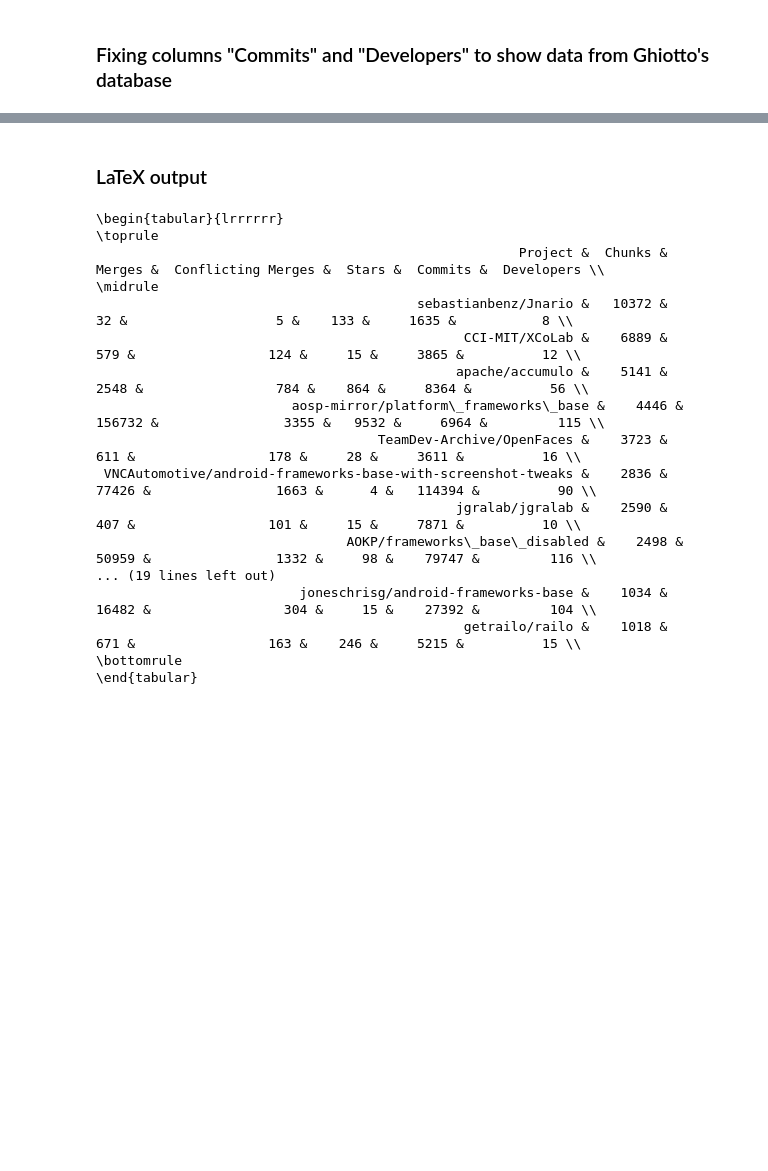
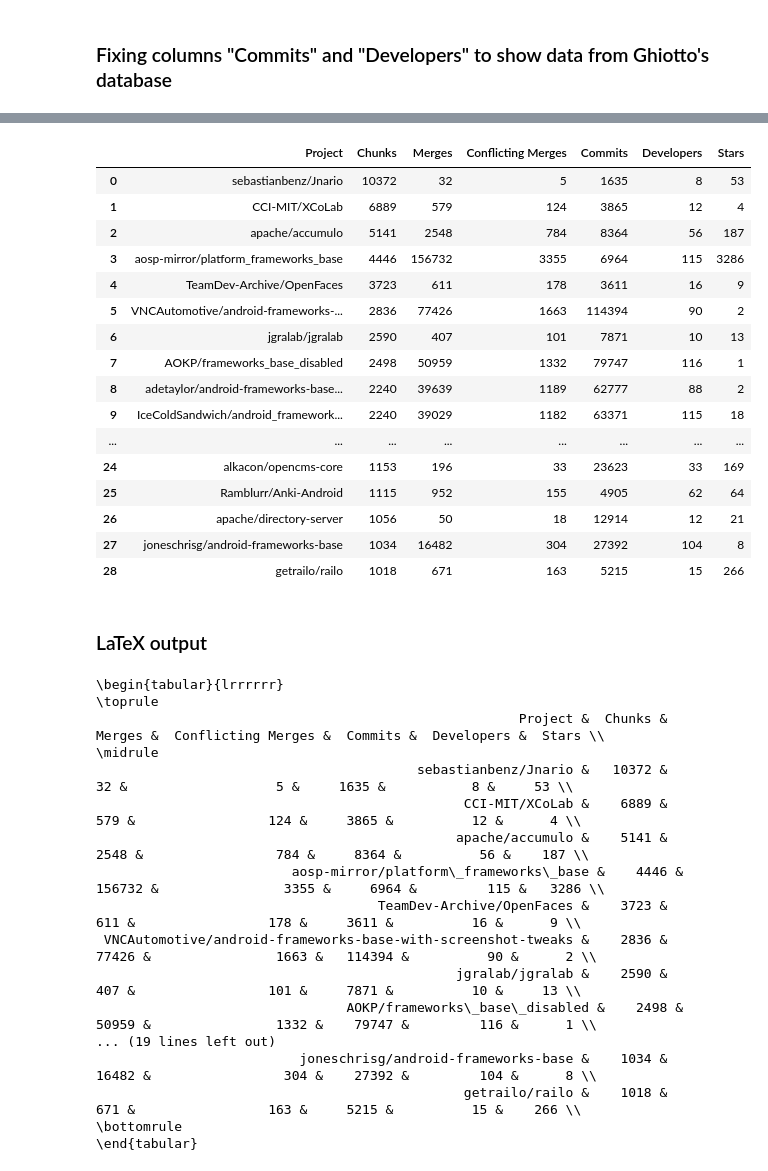
Before and after one commit to gems-uff/mestre, a Jupyter notebook: scripts/paper/tables.ipynb, the cells around one changed output, grey strips where cells are left out. Cells and saved outputs as stored; diff of their text form; code cells hidden in the pictures; blank space fills up the shorter version.

Commit message:
Update column star on notebook paper/tables

```diff
--- a/scripts/paper/tables.ipynb
+++ b/scripts/paper/tables.ipynb
@@ -333,0 +283,3 @@ table_projects
+# %%
+commits_devs_from_BD = statistics_bd_project_selected[["id", "commits", "developers", "stars"]]
+commits_devs_from_BD
@@ -334,3 +304,34 @@ table_projects
+# %%
+table_projects = pd.merge(selected_projects_table,
+                                   commits_devs_from_BD,
+                                   on='id', how='inner')\
+        .drop(columns=['id', 'Branches', 'Developers', 'Commits', 'Stars'])\
+        .rename(columns={"developers": "Developers",
+                         "commits": "Commits",
+                         "stars": "Stars"})
+
+# fixing project with value 0
+table_projects.at[3, 'Commits'] = 6964
+
+table_projects
+# %% [output]
+|  | Project | Chunks | Merges | Conflicting Merges | Commits | Developers | Stars |
+| 0 | sebastianbenz/Jnario | 10372 | 32 | 5 | 1635 | 8 | 53 |
+| 1 | CCI-MIT/XCoLab | 6889 | 579 | 124 | 3865 | 12 | 4 |
+| 2 | apache/accumulo | 5141 | 2548 | 784 | 8364 | 56 | 187 |
+| 3 | aosp-mirror/platform_frameworks_base | 4446 | 156732 | 3355 | 6964 | 115 | 3286 |
+| 4 | TeamDev-Archive/OpenFaces | 3723 | 611 | 178 | 3611 | 16 | 9 |
+| 5 | VNCAutomotive/android-frameworks-... | 2836 | 77426 | 1663 | 114394 | 90 | 2 |
+| 6 | jgralab/jgralab | 2590 | 407 | 101 | 7871 | 10 | 13 |
+| 7 | AOKP/frameworks_base_disabled | 2498 | 50959 | 1332 | 79747 | 116 | 1 |
+| 8 | adetaylor/android-frameworks-base... | 2240 | 39639 | 1189 | 62777 | 88 | 2 |
+| 9 | IceColdSandwich/android_framework... | 2240 | 39029 | 1182 | 63371 | 115 | 18 |
+| ... | ... | ... | ... | ... | ... | ... | ... |
+| 24 | alkacon/opencms-core | 1153 | 196 | 33 | 23623 | 33 | 169 |
+| 25 | Ramblurr/Anki-Android | 1115 | 952 | 155 | 4905 | 62 | 64 |
+| 26 | apache/directory-server | 1056 | 50 | 18 | 12914 | 12 | 21 |
+| 27 | joneschrisg/android-frameworks-base | 1034 | 16482 | 304 | 27392 | 104 | 8 |
+| 28 | getrailo/railo | 1018 | 671 | 163 | 5215 | 15 | 266 |
 # %% [markdown]
 ### LaTeX output
 # %%
@@ -339,18 +340,18 @@ with pd.option_context("max_colwidth", None):
 # %% [output]
 \begin{tabular}{lrrrrrr}
 \toprule
-                                                      Project &  Chunks &  Merges &  Conflicting Merges &  Stars &  Commits &  Developers \\
+                                                      Project &  Chunks &  Merges &  Conflicting Merges &  Commits &  Developers &  Stars \\
 \midrule
-                                         sebastianbenz/Jnario &   10372 &      32 &                   5 &    133 &     1635 &           8 \\
-                                               CCI-MIT/XCoLab &    6889 &     579 &                 124 &     15 &     3865 &          12 \\
-                                              apache/accumulo &    5141 &    2548 &                 784 &    864 &     8364 &          56 \\
-                         aosp-mirror/platform\_frameworks\_base &    4446 &  156732 &                3355 &   9532 &     6964 &         115 \\
-                                    TeamDev-Archive/OpenFaces &    3723 &     611 &                 178 &     28 &     3611 &          16 \\
- VNCAutomotive/android-frameworks-base-with-screenshot-tweaks &    2836 &   77426 &                1663 &      4 &   114394 &          90 \\
-                                              jgralab/jgralab &    2590 &     407 &                 101 &     15 &     7871 &          10 \\
-                                AOKP/frameworks\_base\_disabled &    2498 &   50959 &                1332 &     98 &    79747 &         116 \\
+                                         sebastianbenz/Jnario &   10372 &      32 &                   5 &     1635 &           8 &     53 \\
+                                               CCI-MIT/XCoLab &    6889 &     579 &                 124 &     3865 &          12 &      4 \\
+                                              apache/accumulo &    5141 &    2548 &                 784 &     8364 &          56 &    187 \\
+                         aosp-mirror/platform\_frameworks\_base &    4446 &  156732 &                3355 &     6964 &         115 &   3286 \\
+                                    TeamDev-Archive/OpenFaces &    3723 &     611 &                 178 &     3611 &          16 &      9 \\
+ VNCAutomotive/android-frameworks-base-with-screenshot-tweaks &    2836 &   77426 &                1663 &   114394 &          90 &      2 \\
+                                              jgralab/jgralab &    2590 &     407 &                 101 &     7871 &          10 &     13 \\
+                                AOKP/frameworks\_base\_disabled &    2498 &   50959 &                1332 &    79747 &         116 &      1 \\
 ... (19 lines left out)
-                          joneschrisg/android-frameworks-base &    1034 &   16482 &                 304 &     15 &    27392 &         104 \\
-                                               getrailo/railo &    1018 &     671 &                 163 &    246 &     5215 &          15 \\
+                          joneschrisg/android-frameworks-base &    1034 &   16482 &                 304 &    27392 &         104 &      8 \\
+                                               getrailo/railo &    1018 &     671 &                 163 &     5215 &          15 &    266 \\
 \bottomrule
 \end{tabular}
```
Also changed, not shown: parts of 4 cells of this notebook.
